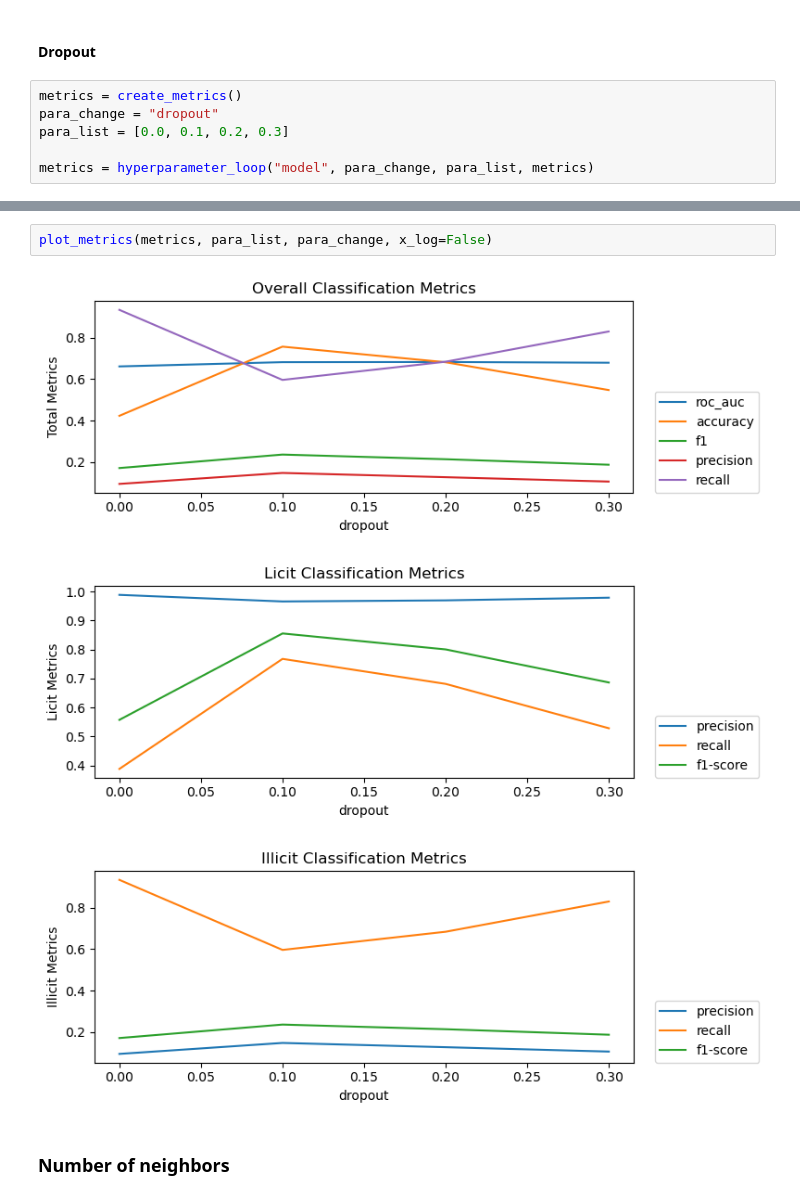
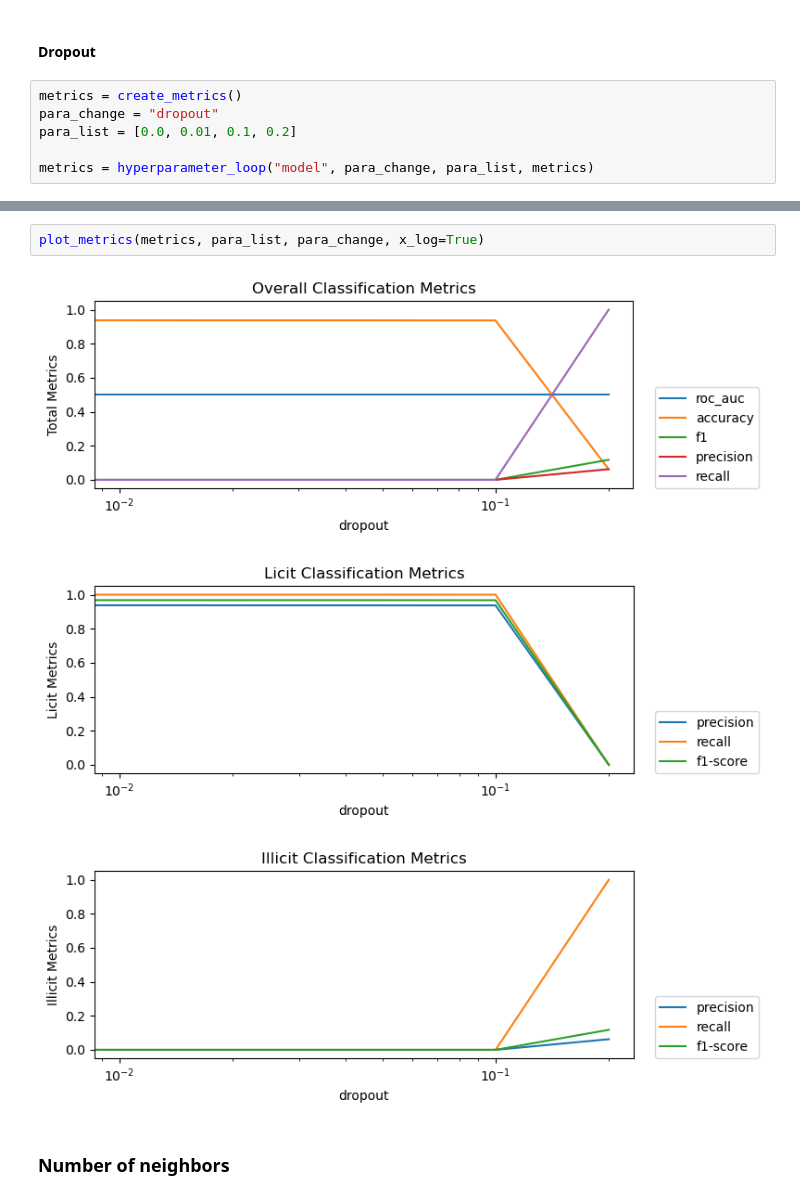
Before and after one commit to joshred83/dl-graph, a Jupyter notebook: hyperparameter_testing_base_gcn.ipynb, the cells around one changed output, grey strips where cells are left out. Saved outputs shown, nothing was run; the diff lists cells and outputs as text.

```diff
--- a/hyperparameter_testing_base_gcn.ipynb
+++ b/hyperparameter_testing_base_gcn.ipynb
@@ -276,7 +302,7 @@ plot_metrics(metrics, para_list, para_change, x_log=False)
 # %%
 metrics = create_metrics()
 para_change = "dropout"
-para_list = [0.0, 0.1, 0.2, 0.3]
+para_list = [0.0, 0.01, 0.1, 0.2]
 
 metrics = hyperparameter_loop("model", para_change, para_list, metrics)
 # %% [output]
@@ -325,9 +332,9 @@ Metrics saved to ./saved_models/test_metrics_None.json
 # %%
-plot_metrics(metrics, para_list, para_change, x_log=False)
+plot_metrics(metrics, para_list, para_change, x_log=True)
 # %% [output]
-[figure, old version]
+[figure, new version]
-[figure, old version]
+[figure, new version]
-[figure, old version]
+[figure, new version]
 # %% [markdown]
 ### Number of neighbors
 # %%
```
Also changed, not shown: parts of 24 cells of this notebook, 2 other files.
